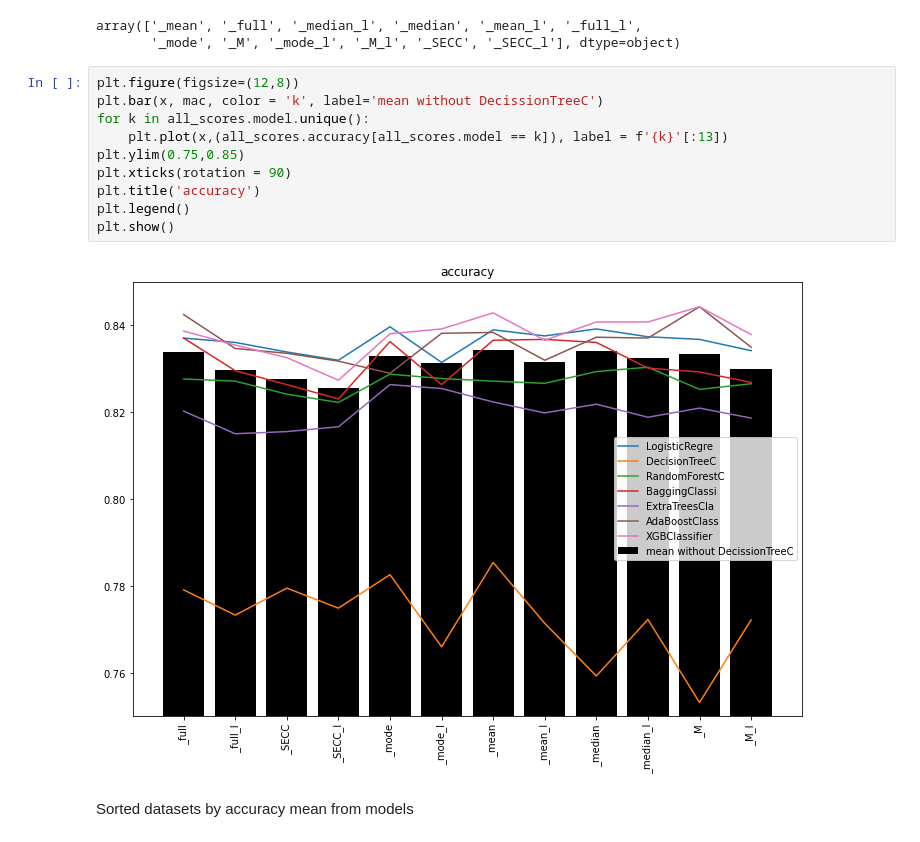
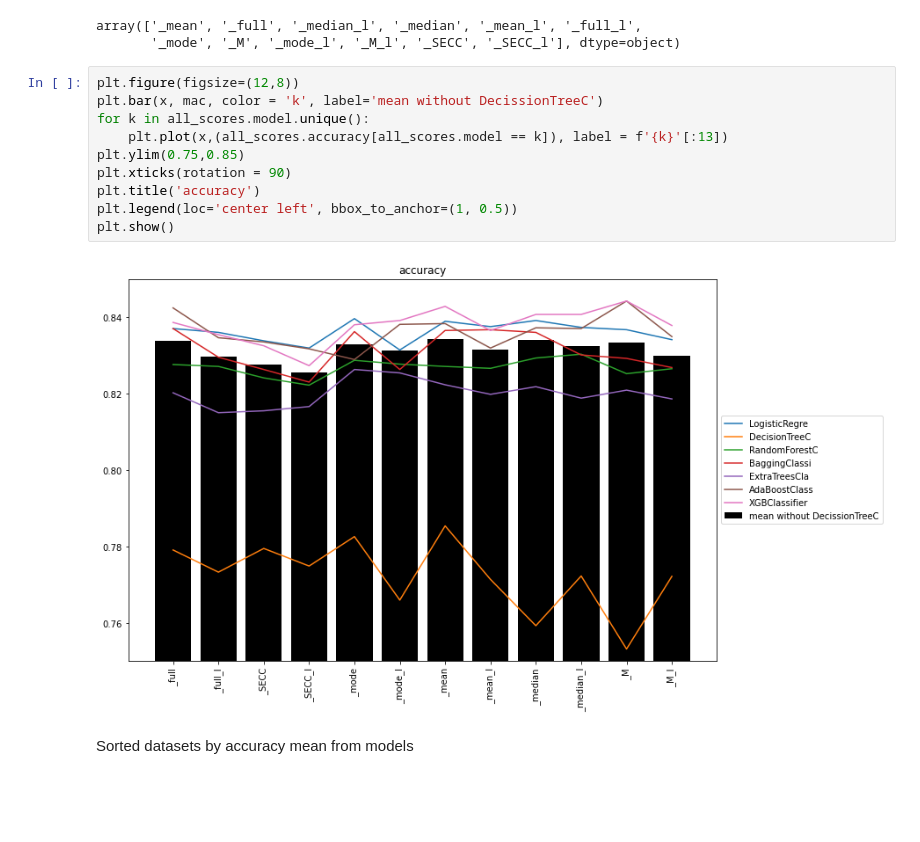
Before and after one commit to KatarzynaKow/Rain_prediction, a Jupyter notebook: Rain_prediction.ipynb, the cells around one changed output. Cells and saved outputs as stored; diff of their text form; blank space fills up the shorter version.

```diff
--- a/Rain_prediction.ipynb
+++ b/Rain_prediction.ipynb
@@ -1718,15 +1697,15 @@ array(['_mean', '_full', '_median_l', '_median', '_mean_l', '_full_l',
 # %%
 plt.figure(figsize=(12,8))
 plt.bar(x, mac, color = 'k', label='mean without DecissionTreeC')
 for k in all_scores.model.unique():
     plt.plot(x,(all_scores.accuracy[all_scores.model == k]), label = f'{k}'[:13])
 plt.ylim(0.75,0.85)
 plt.xticks(rotation = 90)
 plt.title('accuracy')
-plt.legend()
+plt.legend(loc='center left', bbox_to_anchor=(1, 0.5))
 plt.show()
 # %% [output]
-[figure, old version]
+[figure, new version]
 # %% [markdown]
 Sorted datasets by accuracy mean from models
 # %%
```
Also changed, not shown: parts of 33 cells of this notebook.
